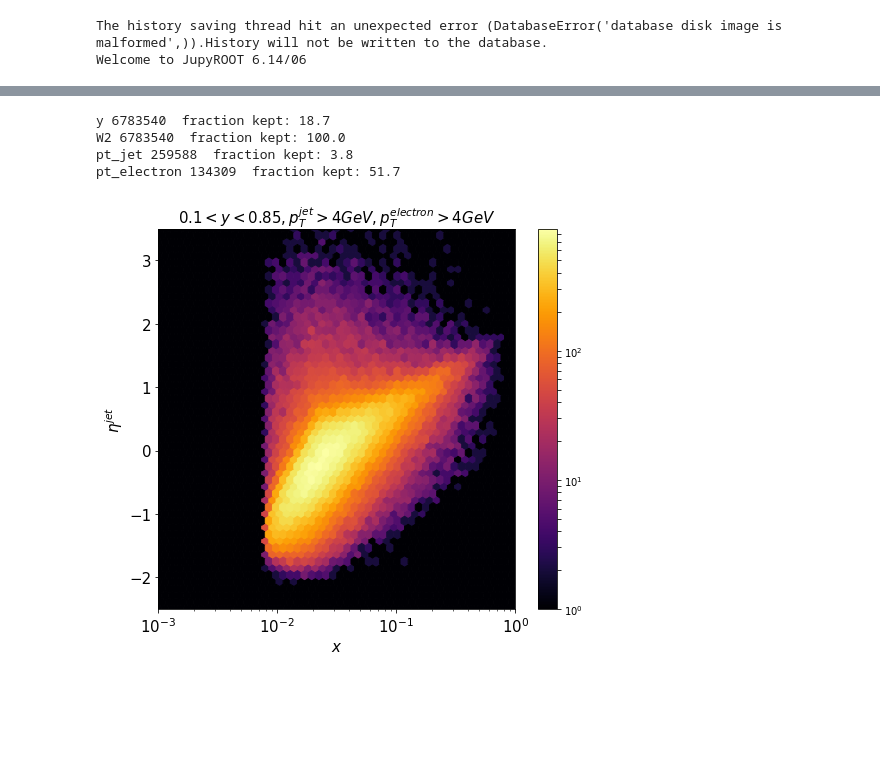
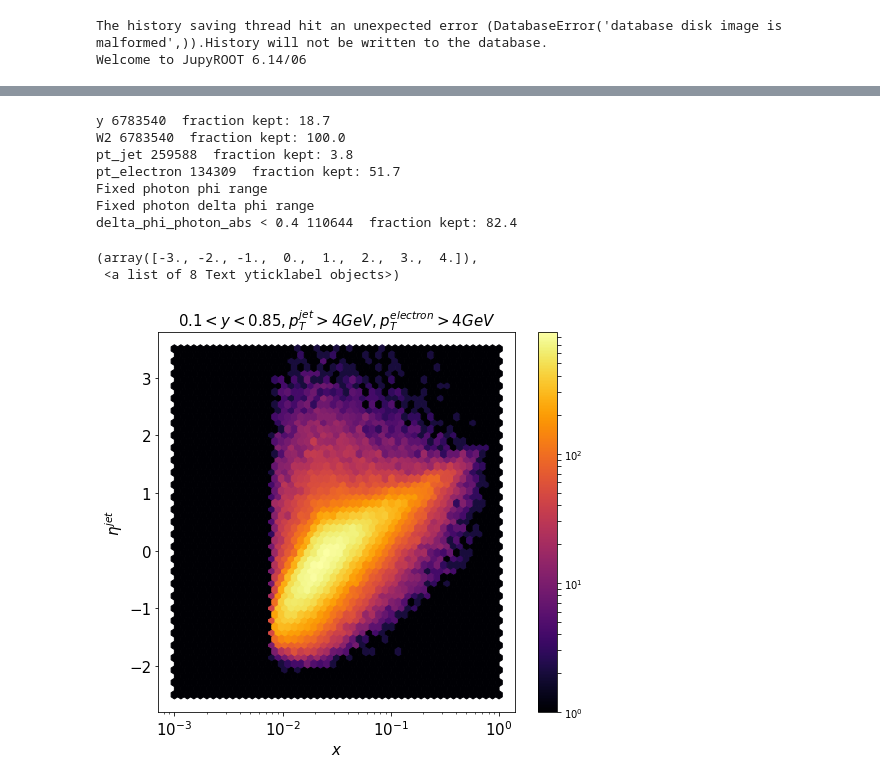
Before and after one commit to y-song/notebooks, a Jupyter notebook: eta_jet_vs_x.ipynb, the cells around one changed output, grey strips where cells are left out. Cells and saved outputs as stored; diff of their text form; code cells hidden in the pictures; blank space fills up the shorter version.

```diff
--- a/eta_jet_vs_x.ipynb
+++ b/eta_jet_vs_x.ipynb
@@ -48,22 +48,22 @@ d = applyCut(df, '0.1 < y < 0.85', 'y')
 d = applyCut(d, 'W2 > 4', 'W2')
 d = applyCut(d, 'pt_jet > 4', 'pt_jet')
 d = applyCut(d, 'pt_electron > 4', 'pt_electron')
-#d = fixPhi(d, 'photon')
-#d = applyCut(d, 'delta_phi_photon_abs < 0.4', 'delta_phi_photon_abs < 0.4')
+d = fixPhi(d, 'photon')
+d1 = applyCut(d, 'delta_phi_photon_abs < 0.4', 'delta_phi_photon_abs < 0.4')
 # %% [output]
 y 6783540  fraction kept: 18.7
 W2 6783540  fraction kept: 100.0
 pt_jet 259588  fraction kept: 3.8
 pt_electron 134309  fraction kept: 51.7
+Fixed photon phi range
+Fixed photon delta phi range
+delta_phi_photon_abs < 0.4 110644  fraction kept: 82.4
 # %%
 fig = plt.figure(figsize=(8,7))
-plot2d(d, 'x', 'eta_jet', '$x$', '$ \eta^{jet} $', \
-       '0.1 < y < 0.85, p_T^{jet} > 4 GeV, p_T^{electron} > 4 GeV',\
-      lim=(-3,0,-2.5,3.5))
+plot2d(d, 'x', 'eta_jet', '$x$', '$ \eta^{jet} $', title='0.1 < y < 0.85, p_T^{jet} > 4 GeV, p_T^{electron} > 4 GeV', lim=((-3,0,-2.5,3.5)))
 plt.xticks(fontsize=15)
 plt.yticks(fontsize=15)
-plt.xlim(left=0.001, right=1)
-plt.ylim(bottom=-2.5, top=3.5)
-plt.savefig('images/eta_jet_vs_x.pdf', bbox_inches='tight')
 # %% [output]
+(array([-3., -2., -1.,  0.,  1.,  2.,  3.,  4.]),
+ <a list of 8 Text yticklabel objects>)
-[figure, old version]
+[figure, new version]
```
Also changed, not shown: parts of 2 cells of this notebook.
